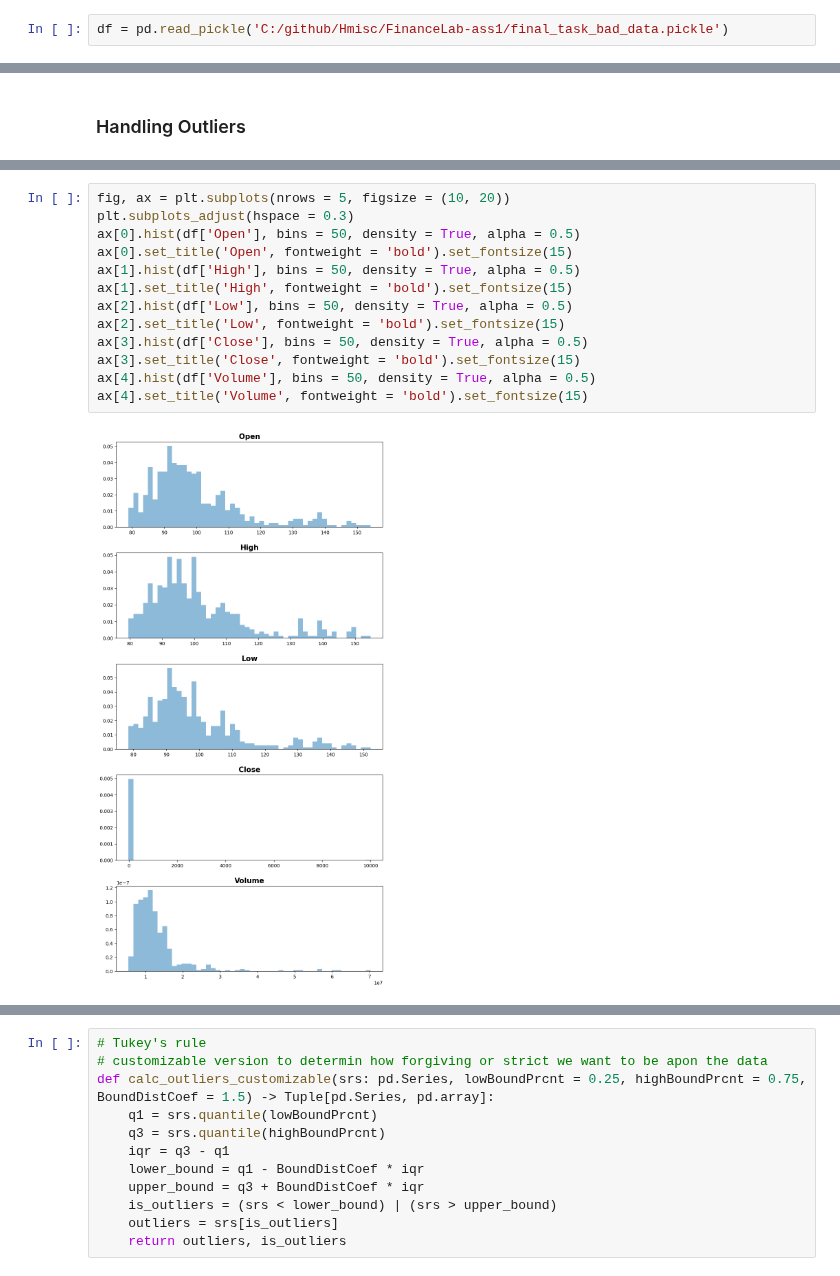
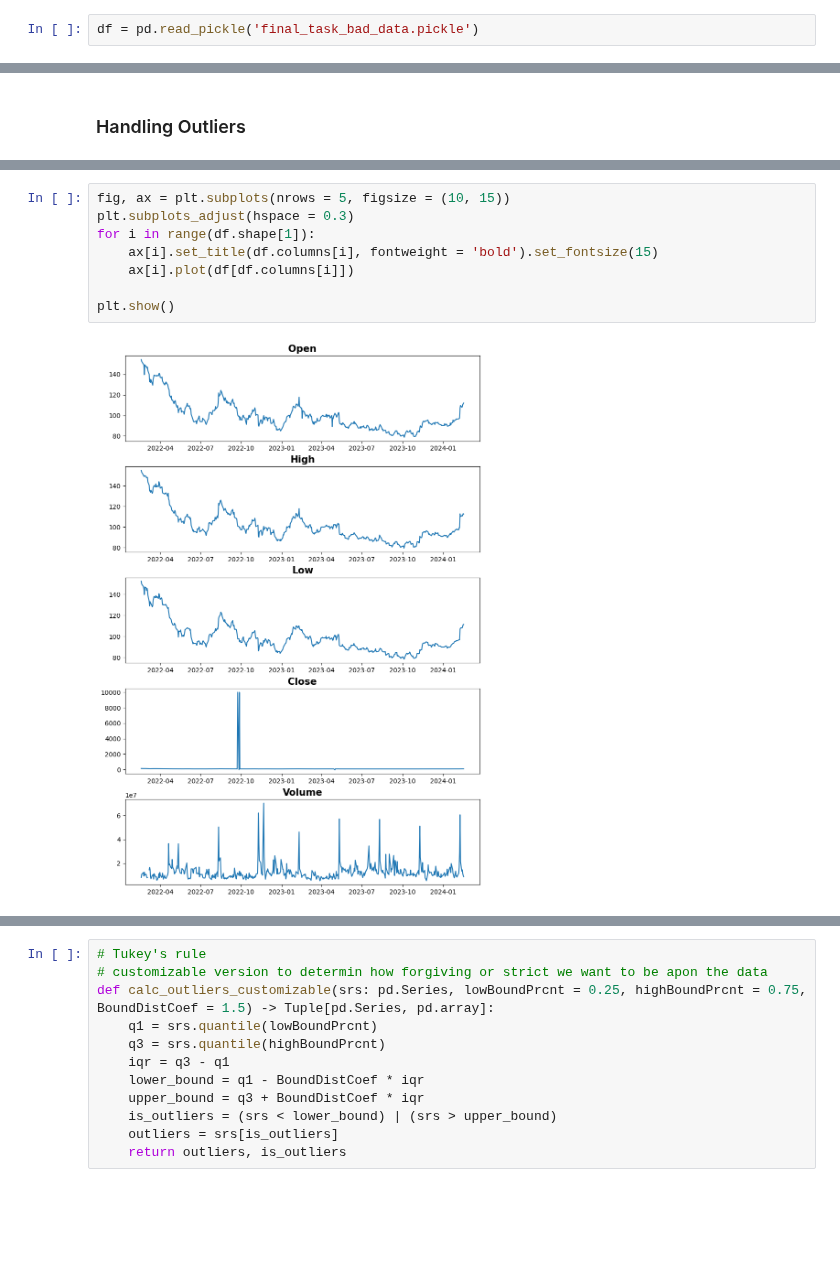
Before and after one commit to HillelCharbit/Trading-Algorithm-Project---google-trends, a Jupyter notebook: tom_jupyter_notebook.ipynb, the cells around one changed output, grey strips where cells are left out. Cells and saved outputs as stored; diff of their text form; blank space fills up the shorter version.

```diff
--- a/tom_jupyter_notebook.ipynb
+++ b/tom_jupyter_notebook.ipynb
@@ -17,7 +18,7 @@ import wrds
 # %% [markdown]
 ## Getting Data
 # %%
-df = pd.read_pickle('C:/github/Hmisc/FinanceLab-ass1/final_task_bad_data.pickle')
+df = pd.read_pickle('final_task_bad_data.pickle')
 # %% [markdown]
 ## Viewing data
 # %%
@@ -95,15 +65,10 @@ ax[4].set_title('Volume', fontweight = 'bold').set_fontsize(15)
-# %%
-fig, ax = plt.subplots(nrows = 5, figsize = (10, 20))
-plt.subplots_adjust(hspace = 0.3)
-ax[0].hist(df['Open'], bins = 50, density = True, alpha = 0.5)
-ax[0].set_title('Open', fontweight = 'bold').set_fontsize(15)
-ax[1].hist(df['High'], bins = 50, density = True, alpha = 0.5)
-ax[1].set_title('High', fontweight = 'bold').set_fontsize(15)
-ax[2].hist(df['Low'], bins = 50, density = True, alpha = 0.5)
-ax[2].set_title('Low', fontweight = 'bold').set_fontsize(15)
-ax[3].hist(df['Close'], bins = 50, density = True, alpha = 0.5)
-ax[3].set_title('Close', fontweight = 'bold').set_fontsize(15)
-ax[4].hist(df['Volume'], bins = 50, density = True, alpha = 0.5)
-ax[4].set_title('Volume', fontweight = 'bold').set_fontsize(15)
-# %% [output]
-[figure, removed]
+# %%
+fig, ax = plt.subplots(nrows = 5, figsize = (10, 15))
+plt.subplots_adjust(hspace = 0.3)
+for i in range(df.shape[1]):
+    ax[i].set_title(df.columns[i], fontweight = 'bold').set_fontsize(15)
+    ax[i].plot(df[df.columns[i]])
+
+plt.show()
+# %% [output]
+[figure, added]
```
Also changed, not shown: parts of 36 cells of this notebook.
